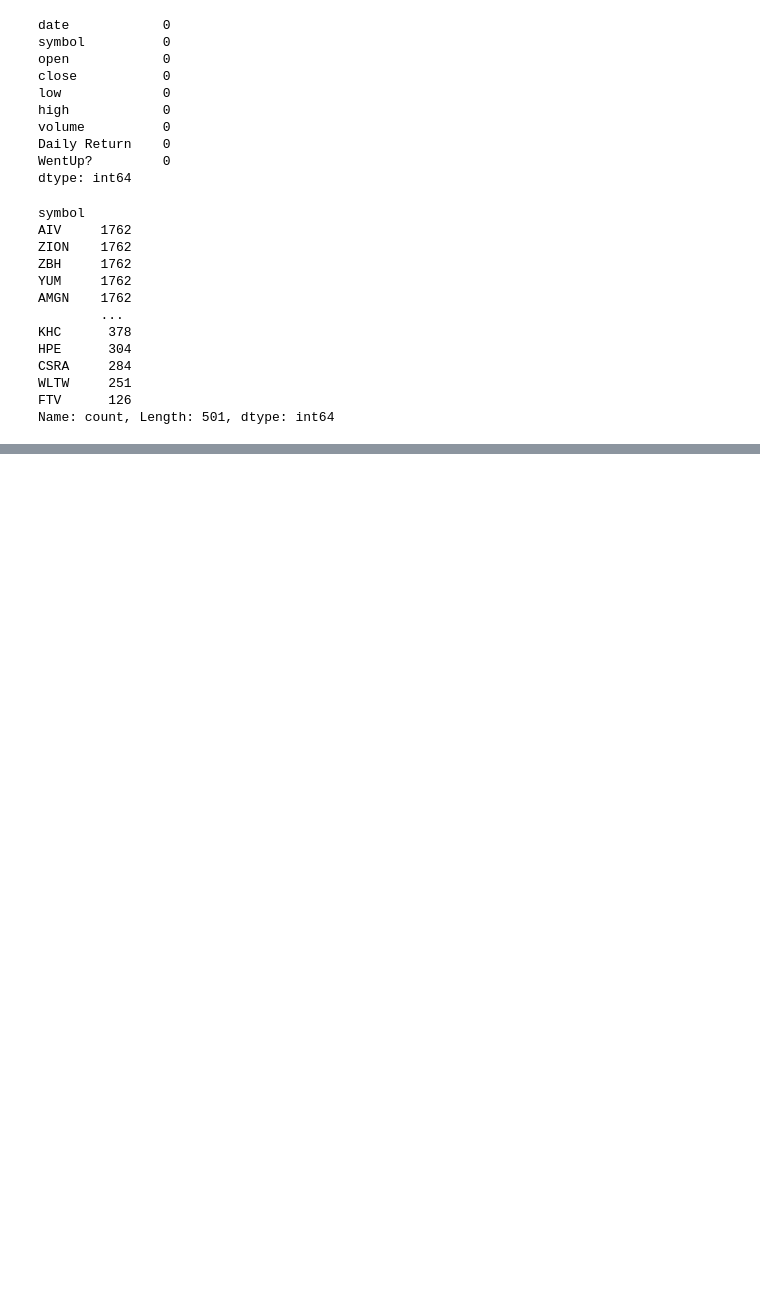
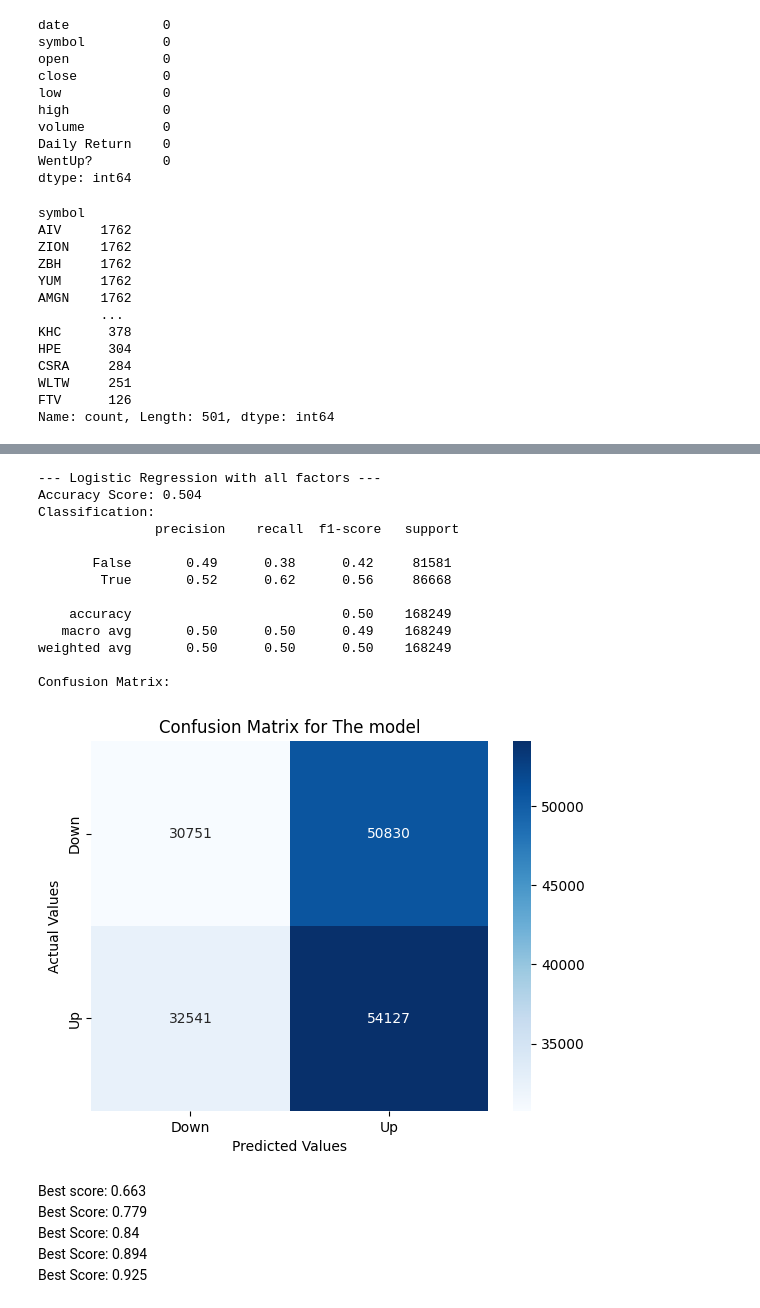
Before and after one commit to Gibson-Adema/StocksWork, a Jupyter notebook: UpOrDown.ipynb, the cells around one changed output, grey strips where cells are left out. Saved outputs shown, nothing was run; the diff lists cells and outputs as text; code cells hidden in the pictures; blank space fills up the shorter version.

```diff
--- a/UpOrDown.ipynb
+++ b/UpOrDown.ipynb
@@ -190,0 +314,7 @@ Accuracy Score: 0.531
+# %%
+logpipe = imbalancedPipeline(
+    steps=[
+        ('preprocessor', prep),
+        ('smote', SMOTE(random_state=42)),
+        ('model', LogisticRegression(penalty= 'l2',C = 10, random_state=42, max_iter=1000,class_weight='balanced', verbose = 2, n_jobs = -1))
+    ])
@@ -190,0 +328,2 @@ Accuracy Score: 0.531
+# %%
+logpipe.fit(X_train, y_train)
@@ -190,0 +349,23 @@ Accuracy Score: 0.531
+# %%
+evaluate_model(logpipe, X_test, y_test, "Logistic Regression with all factors")
+# %% [output]
+--- Logistic Regression with all factors ---
+Accuracy Score: 0.504
+Classification:
+               precision    recall  f1-score   support
+
+       False       0.49      0.38      0.42     81581
+        True       0.52      0.62      0.56     86668
+
+    accuracy                           0.50    168249
+   macro avg       0.50      0.50      0.49    168249
+weighted avg       0.50      0.50      0.50    168249
+
+Confusion Matrix:
+[figure, added]
+# %% [markdown]
+Best score: 0.663 \
+Best Score: 0.779 \
+Best Score: 0.84 \
+Best Score: 0.894 \
+Best Score: 0.925
```
Also changed, not shown: parts of 31 cells of this notebook, 2 other files.
